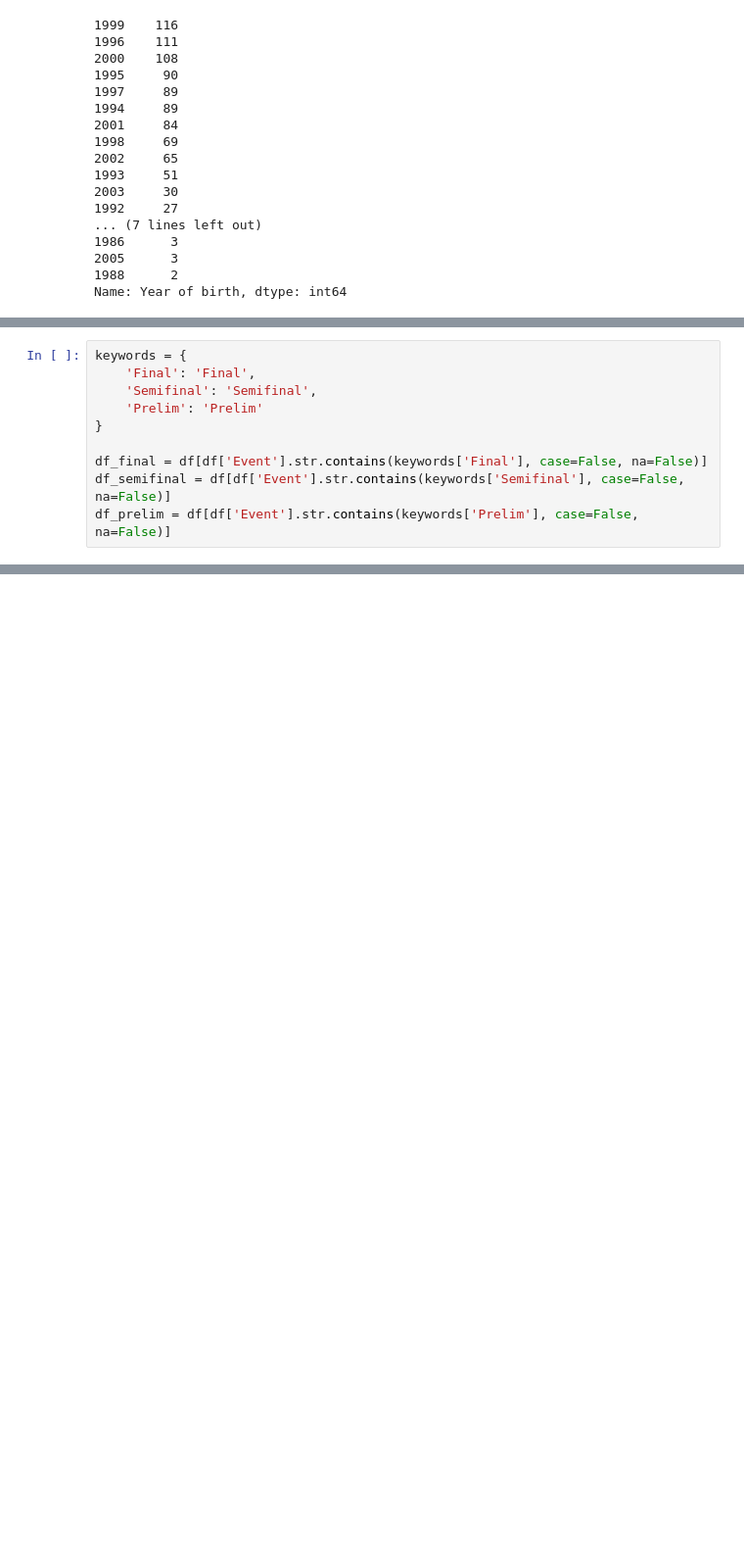
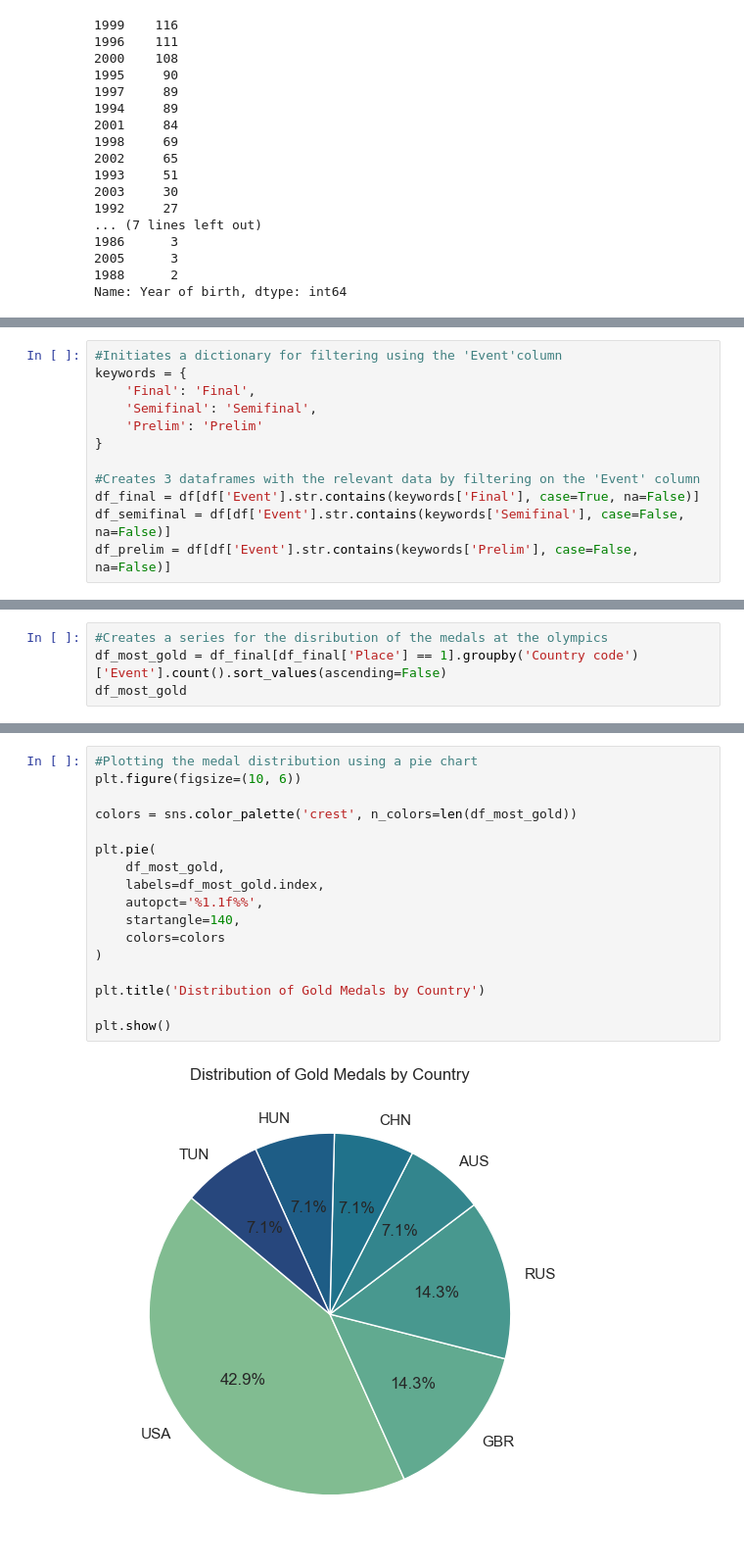
Before and after one commit to MitrovicJr/Uvp_projektna, a Jupyter notebook: Analysis_notebook.ipynb, the cells around one changed output, grey strips where cells are left out. Shown at 98% size. Drawn from its saved outputs; the diff is of its cells as text; blank space fills up the shorter version.

```diff
--- a/Analysis_notebook.ipynb
+++ b/Analysis_notebook.ipynb
@@ -98,13 +104,15 @@ plt.show()
 # %% [output]
 [figure]
 # %%
+#Initiates a dictionary for filtering using the 'Event'column
 keywords = {
     'Final': 'Final',
     'Semifinal': 'Semifinal',
     'Prelim': 'Prelim'
 }
 
-df_final = df[df['Event'].str.contains(keywords['Final'], case=False, na=False)]
+#Creates 3 dataframes with the relevant data by filtering on the 'Event' column
+df_final = df[df['Event'].str.contains(keywords['Final'], case=True, na=False)]
 df_semifinal = df[df['Event'].str.contains(keywords['Semifinal'], case=False, na=False)]
 df_prelim = df[df['Event'].str.contains(keywords['Prelim'], case=False, na=False)]
 # %%
@@ -230,0 +284,4 @@ plt.show()
+# %%
+#Creates a series for the disribution of the medals at the olympics
+df_most_gold = df_final[df_final['Place'] == 1].groupby('Country code')['Event'].count().sort_values(ascending=False)
+df_most_gold
@@ -230,0 +298,19 @@ plt.show()
+# %%
+#Plotting the medal distribution using a pie chart
+plt.figure(figsize=(10, 6))
+
+colors = sns.color_palette('crest', n_colors=len(df_most_gold))
+
+plt.pie(
+    df_most_gold,
+    labels=df_most_gold.index,
+    autopct='%1.1f%%',
+    startangle=140,
+    colors=colors
+)
+
+plt.title('Distribution of Gold Medals by Country')
+
+plt.show()
+# %% [output]
+[figure, added]
```
Also changed, not shown: parts of 15 cells of this notebook.
